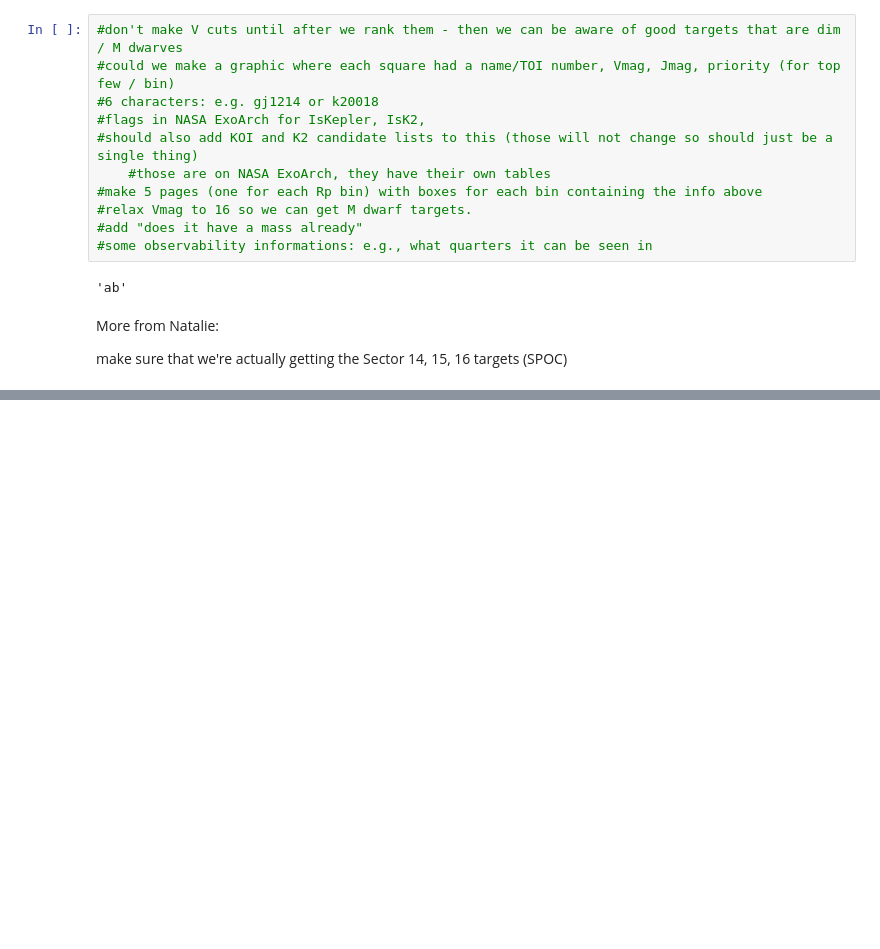
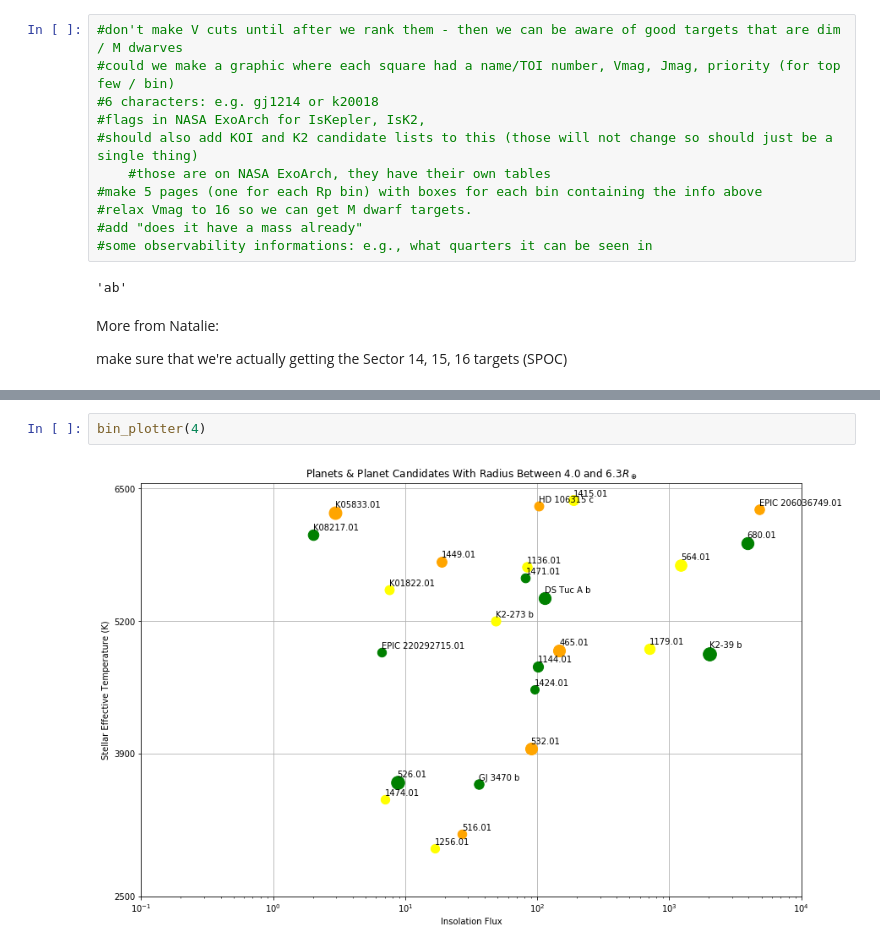
Before and after one commit to murphyjm/tks_targets_shared, a Jupyter notebook: TKS-RV-Target-Selection.ipynb, the cells around one changed output, grey strips where cells are left out. Saved outputs shown, nothing was run; the diff lists cells and outputs as text; blank space fills up the shorter version.

```diff
--- a/TKS-RV-Target-Selection.ipynb
+++ b/TKS-RV-Target-Selection.ipynb
@@ -771,0 +718,4 @@ make sure that we're actually getting the Sector 14, 15, 16 targets (SPOC)
+# %%
+bin_plotter(4)
+# %% [output]
+[figure, added]
```
Also changed, not shown: parts of 61 cells of this notebook, 5 other files.
